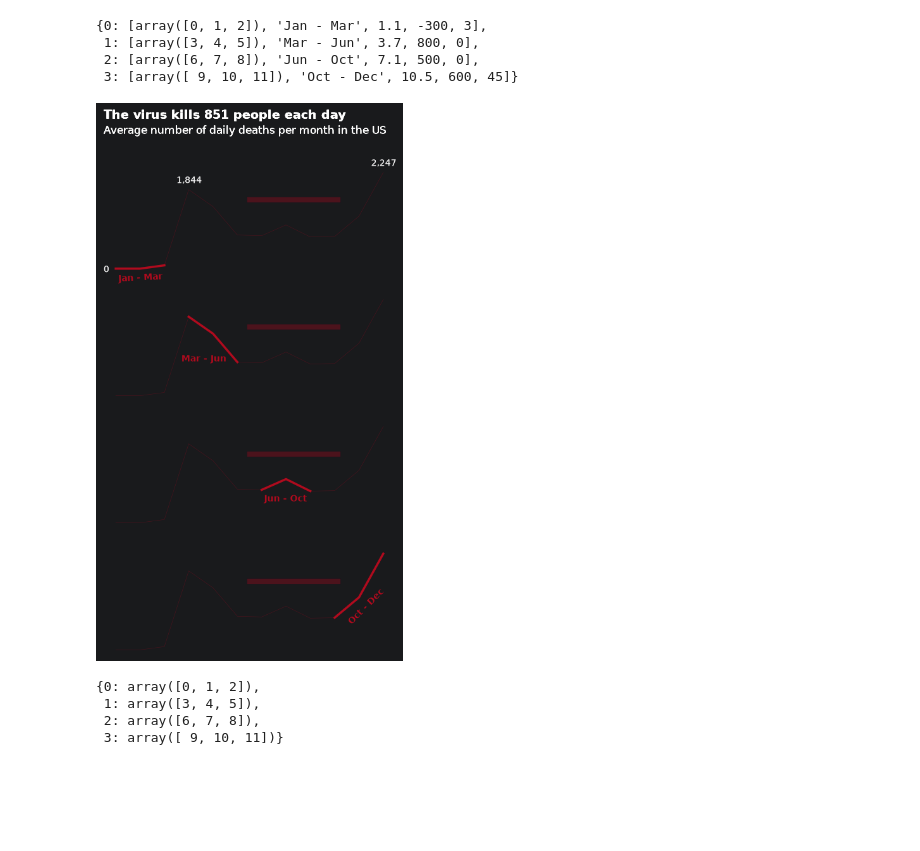
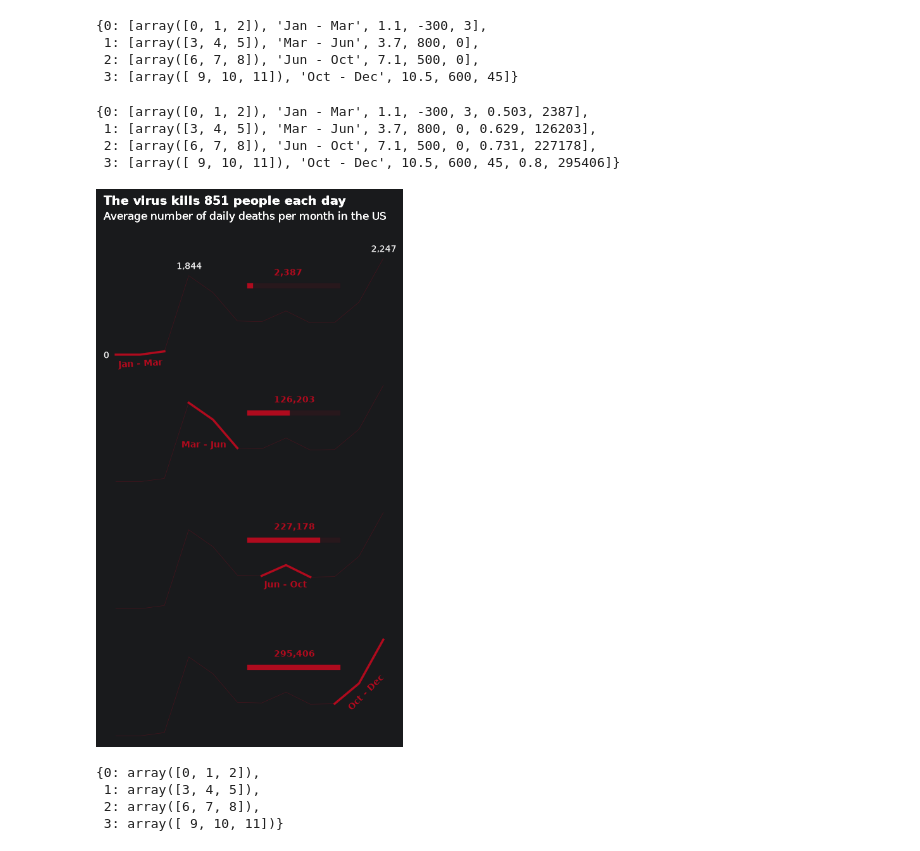
Before and after one commit to dnlsyfq/py_visual, a Jupyter notebook: main.ipynb, the cells around one changed output. Drawn from its saved outputs; the diff is of its cells as text; code cells hidden in the pictures; blank space fills up the shorter version.

```diff
--- a/main.ipynb
+++ b/main.ipynb
@@ -133,31 +133,54 @@ interval_new
  1: [array([3, 4, 5]), 'Mar - Jun', 3.7, 800, 0],
  2: [array([6, 7, 8]), 'Jun - Oct', 7.1, 500, 0],
  3: [array([ 9, 10, 11]), 'Oct - Dec', 10.5, 600, 45]}
+# %%
+deaths = [2387,126203,227178,295406]
+proportions = [round(i/295406,2) for i in deaths]
+xmax_values = [round(0.5 + i * .3,3) for i in proportions]
+# %%
+for i in interval_new.keys():
+    interval_new[i].append(xmax_values[i])
+# %%
+for i in interval_new.keys():
+    interval_new[i].append(deaths[i])
+# %%
+interval_new
+# %% [output]
+{0: [array([0, 1, 2]), 'Jan - Mar', 1.1, -300, 3, 0.503, 2387],
+ 1: [array([3, 4, 5]), 'Mar - Jun', 3.7, 800, 0, 0.629, 126203],
+ 2: [array([6, 7, 8]), 'Jun - Oct', 7.1, 500, 0, 0.731, 227178],
+ 3: [array([ 9, 10, 11]), 'Oct - Dec', 10.5, 600, 45, 0.8, 295406]}
 # %%
 fig, axes = plt.subplots(nrows=4,ncols=1,figsize=(6,10))
 
 for idx, val in interval_new.items():
     for location in ['left', 'right', 'top', 'bottom']:
         axes[idx].spines[location].set_visible(False)
     axes[idx].set_xticklabels([])
     axes[idx].set_yticklabels([])
     axes[0].text(0.5,-80,'0',alpha=0.5)
     axes[0].text(3.5,2000,'1,844',alpha=0.5)
     axes[0].text(11.5,2400,'2,247',alpha=0.5)
     axes[0].text(0.5,3500,s='The virus kills 851 people each day',weight='bold', size=14)
     axes[0].text(0.5,3150,s='Average number of daily deaths per month in the US', size=12)
-    axes[0].axhline(y=1600,xmin=0.5,xmax=0.8,linewidth=6,color='#af0b1e',alpha=0.1)
+
+    # axes[0].axhline(y=1600,xmin=0.5,xmax=0.8,linewidth=6,color='#af0b1e',alpha=0.1)
+
     axes[idx].plot(death_toll['Month'],death_toll['New_deaths'],color='#af0b1e', linewidth=0.5,alpha=0.3)
     axes[idx].plot(death_toll['Month'].iloc[val[0]],death_toll['New_deaths'].iloc[val[0]],color='#af0b1e',linewidth=2.5)
     axes[idx].tick_params(left=False, bottom=False)
     axes[idx].text(val[2],val[3],val[1],color='#af0b1e',weight='bold',rotation=val[4])
-    axes[1].axhline(y=1600,xmin=0.5,xmax=0.8,linewidth=6,color='#af0b1e',alpha=0.1)
-    axes[2].axhline(y=1600,xmin=0.5,xmax=0.8,linewidth=6,color='#af0b1e',alpha=0.1)
-    axes[3].axhline(y=1600,xmin=0.5,xmax=0.8,linewidth=6,color='#af0b1e',alpha=0.1)
+
+    axes[idx].axhline(y=1600,xmin=0.5,xmax=0.8,linewidth=6,color='#af0b1e',alpha=0.1)
+    axes[idx].axhline(y=1600,xmin=0.5,xmax=val[5],linewidth=6,color='#af0b1e')
+    # axes[1].axhline(y=1600,xmin=0.5,xmax=0.8,linewidth=6,color='#af0b1e',alpha=0.1)
+    # axes[2].axhline(y=1600,xmin=0.5,xmax=0.8,linewidth=6,color='#af0b1e',alpha=0.1)
+    # axes[3].axhline(y=1600,xmin=0.5,xmax=0.8,linewidth=6,color='#af0b1e',alpha=0.1)
+    axes[idx].text(7.5,1850,s=format(val[6],","),color='#af0b1e',weight='bold')
 
 plt.show()
 # %% [output]
-[figure, old version]
+[figure, new version]
 # %%
 interval = dict(zip( range(4), np.split(np.array(death_toll['Month'])-1,4) ))
 interval
```
